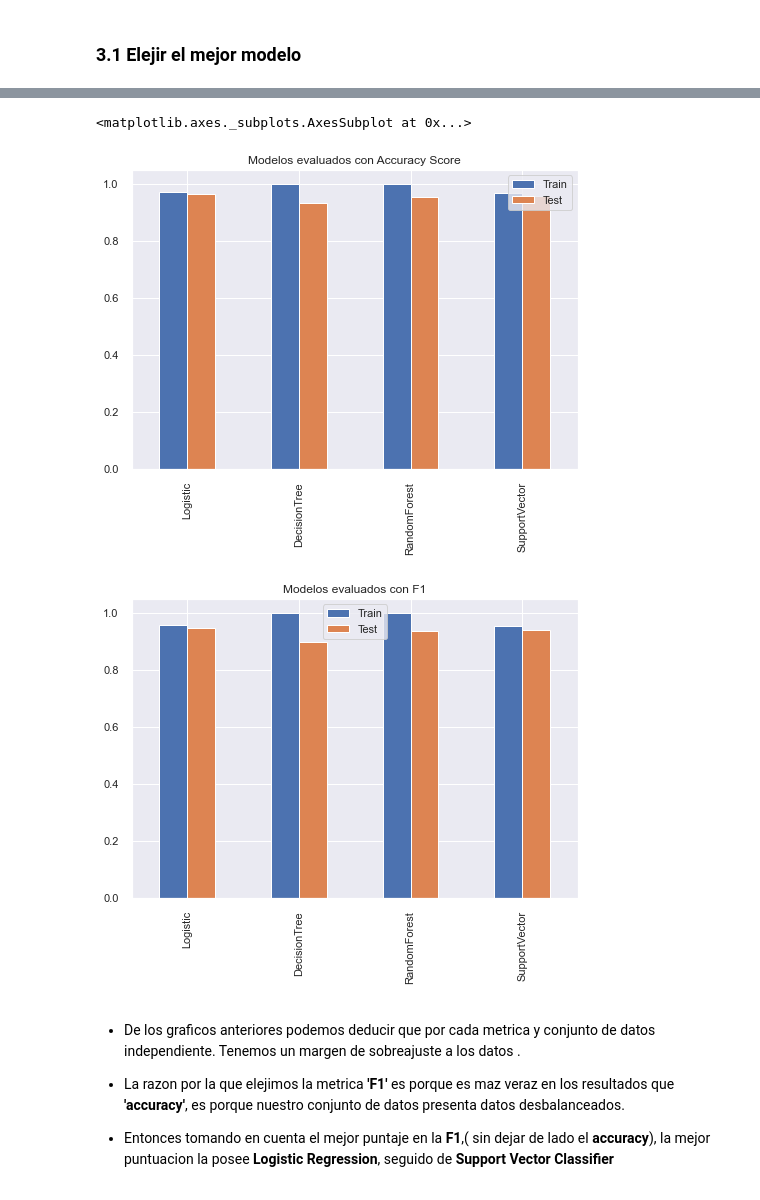
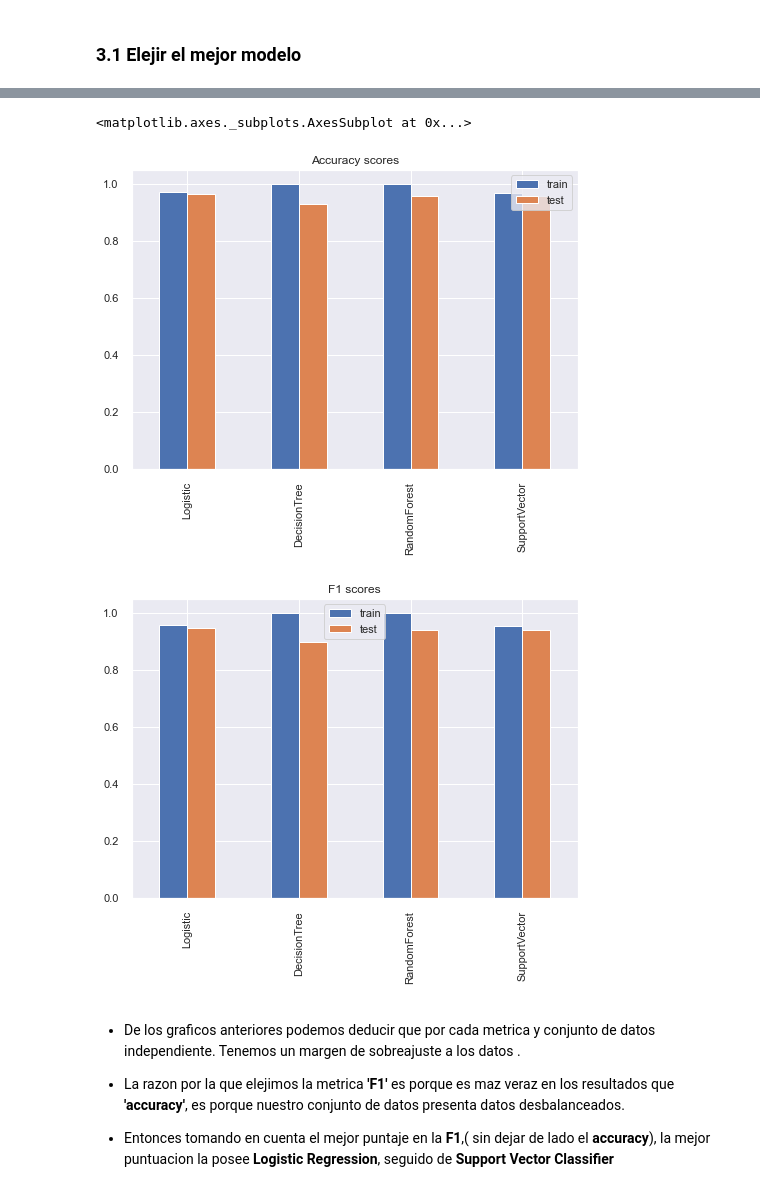
Before and after one commit to Jovamih/Machine-Learning, a Jupyter notebook: Breast Cancer/Breast Cancer Detector.ipynb, the cells around one changed output, grey strips where cells are left out. Saved outputs shown, nothing was run; the diff lists cells and outputs as text; code cells hidden in the pictures.

```diff
--- a/Breast Cancer/Breast Cancer Detector.ipynb
+++ b/Breast Cancer/Breast Cancer Detector.ipynb
@@ -393,0 +354,26 @@ ValueError: Empty data passed with indices specified.
+# %%
+def select_best_model(names_model,list_model,scoring=('accuracy'),X=0,y=0,cv=0):
+    results={score:{'train':[],
+                    'test':[]
+                   } for score in scoring}
+    list_scores=[]
+    for name,model in zip(names_model,list_model):
+        pipe_model=make_pipeline(StandardScaler(),model)
+
+        scores=cross_validate(pipe_model,X ,y,
+                              cv=cv,
+                              scoring=scoring,
+                              n_jobs=-1,
+                              return_train_score=True,
+                             )
+        scores=pd.DataFrame(scores)
+        #print(scores.head())
+        for score in scoring:
+            for site,sc in zip(['train','test'],[score,score]):
+                results[score][site].append(scores[site+'_'+sc].mean())
+        print("{0} Analizado.. Ok".format(name))
+
+    rs={key: pd.DataFrame(v,index=names_model) for key,v in results.items()}
+    return pd.concat(rs,axis=1,)
+# %%
+data_score=select_best_model(names_model,list_model,scoring=('accuracy','f1'),X=X,y=y,cv=kfold)
@@ -394,10 +394,10 @@ ValueError: Empty data passed with indices specified.
 # %%
-accur.plot(kind='bar',title='Modelos evaluados con Accuracy Score')
-f1.plot(kind='bar',title='Modelos evaluados con F1')
+data_score['accuracy'].plot(kind='bar',title='Accuracy scores')
+data_score['f1'].plot(kind='bar',title='F1 scores')
 # %% [output]
 <matplotlib.axes._subplots.AxesSubplot at 0x...>
-[figure, old version]
+[figure, new version]
-[figure, old version]
+[figure, new version]
 # %% [markdown]
 * De los graficos anteriores podemos deducir que por cada metrica y conjunto de datos independiente. Tenemos un margen de sobreajuste a los datos .
 
```
Also changed, not shown: parts of 8 cells of this notebook, 1 other file.
